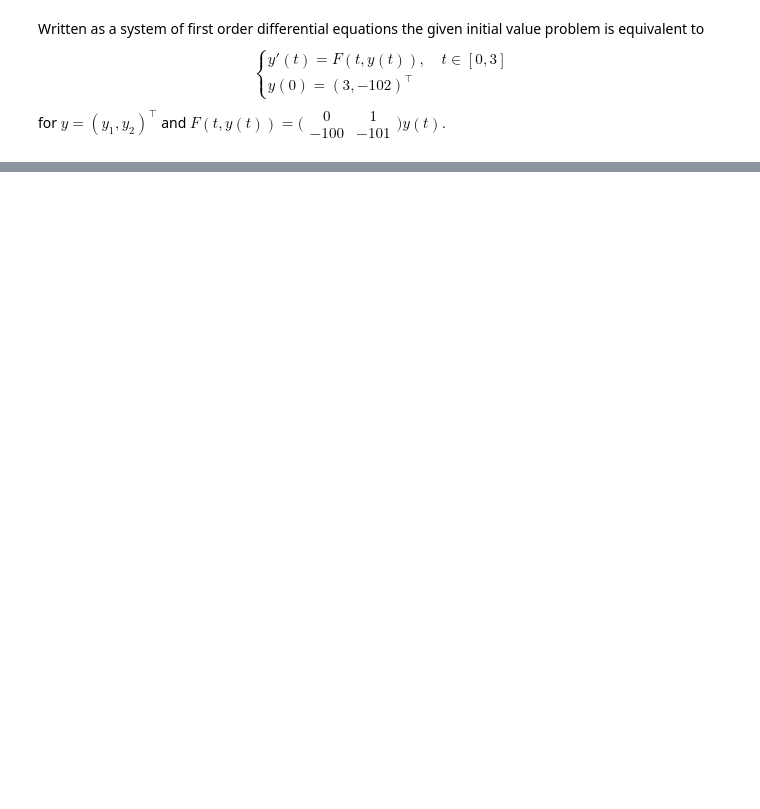
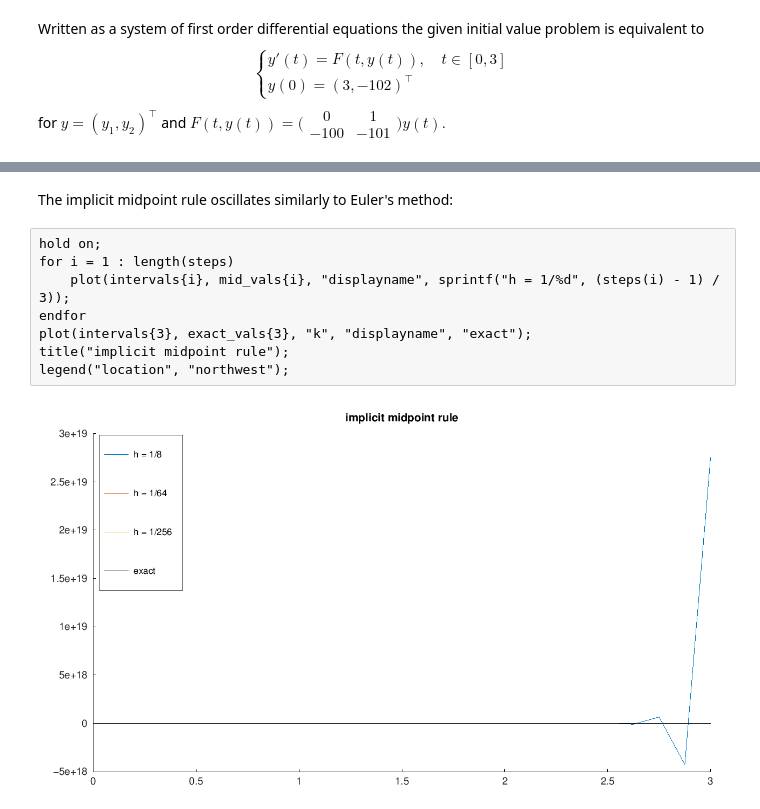
Before and after one commit to maxstollmayer/Advanced-Numerical-Analysis-Course, a Jupyter notebook: exercise32.ipynb, the cells around one changed output, grey strips where cells are left out. Saved outputs shown, nothing was run; the diff lists cells and outputs as text; blank space fills up the shorter version.

```diff
--- a/exercise32.ipynb
+++ b/exercise32.ipynb
@@ -196,0 +135,12 @@ loglog(steps, errors, "r")
+# %% [markdown]
+The implicit midpoint rule oscillates similarly to Euler's method:
+# %%
+hold on;
+for i = 1 : length(steps)
+    plot(intervals{i}, mid_vals{i}, "displayname", sprintf("h = 1/%d", (steps(i) - 1) / 3));
+endfor
+plot(intervals{3}, exact_vals{3}, "k", "displayname", "exact");
+title("implicit midpoint rule");
+legend("location", "northwest");
+# %% [output]
+[figure, added]
```
Also changed, not shown: parts of 26 cells of this notebook, 7 other files.
